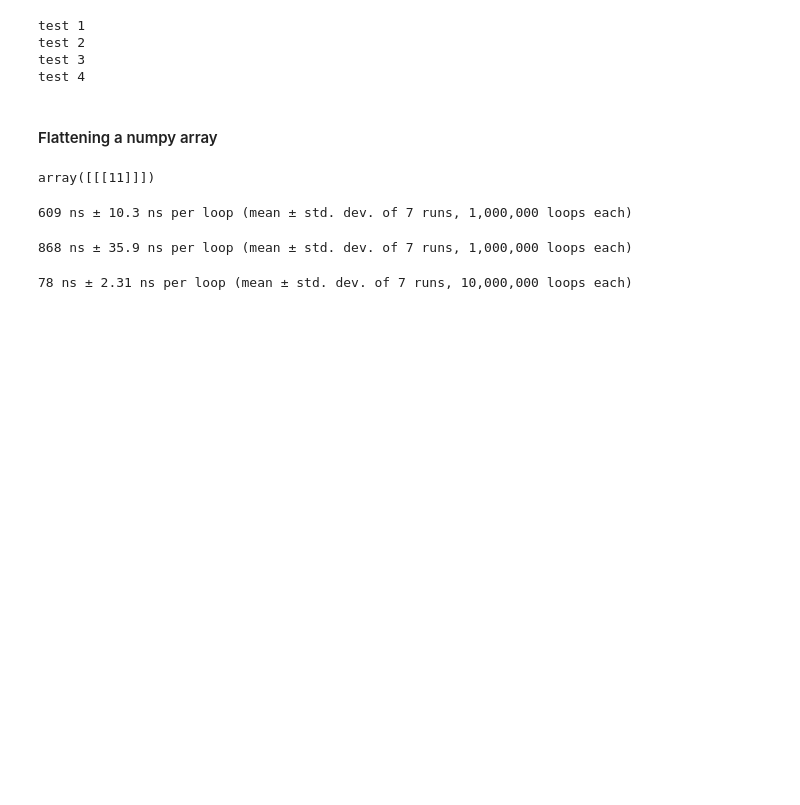
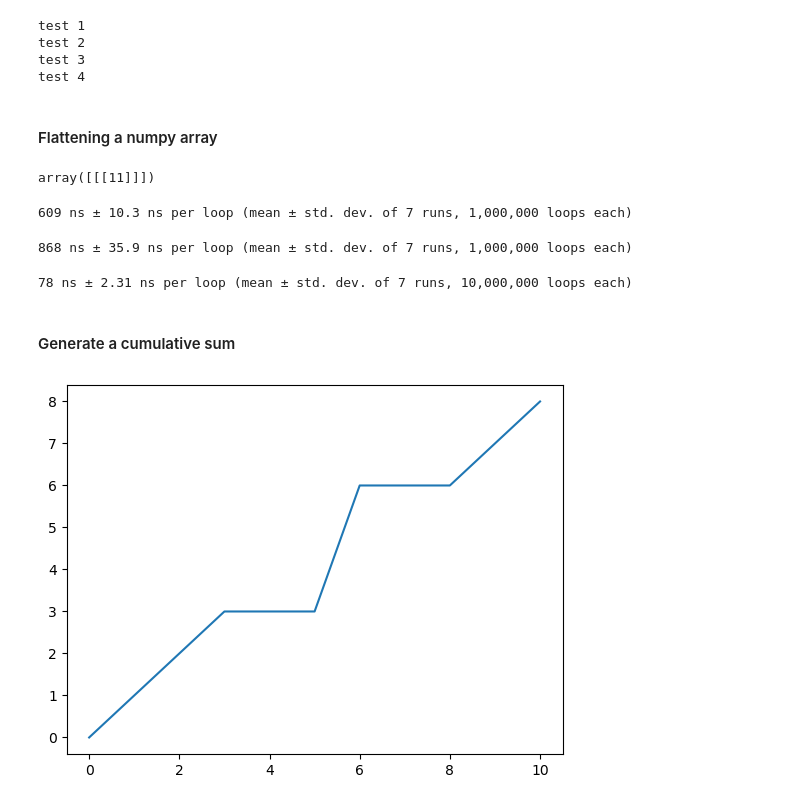
Before and after one commit to g-nightingale/marl-ctf-development, a Jupyter notebook: mvp_environment/temp.ipynb, the cells around one changed output. Drawn from its saved outputs; the diff is of its cells as text; code cells hidden in the pictures; blank space fills up the shorter version.

```diff
--- a/mvp_environment/temp.ipynb
+++ b/mvp_environment/temp.ipynb
@@ -162,3 +163,12 @@ val = np.squeeze(arr)
 val = arr.item()
 # %% [output]
 78 ns ± 2.31 ns per loop (mean ± std. dev. of 7 runs, 10,000,000 loops each)
+# %% [markdown]
+#### Generate a cumulative sum
+# %%
+arr = [0, 1, 1, 1, 0, 0, 3, 0, 0, 1, 1]
+# %%
+plt.plot(np.cumsum(arr))
+plt.show()
+# %% [output]
+[figure, added]
```
Also changed, not shown: parts of 1 cell of this notebook, 5 other files.
